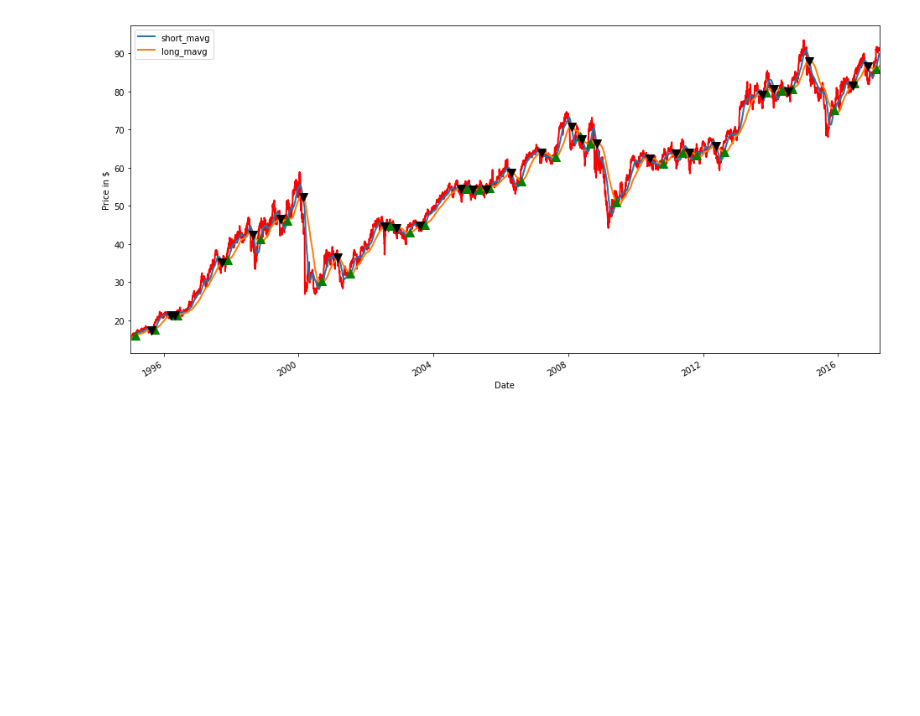
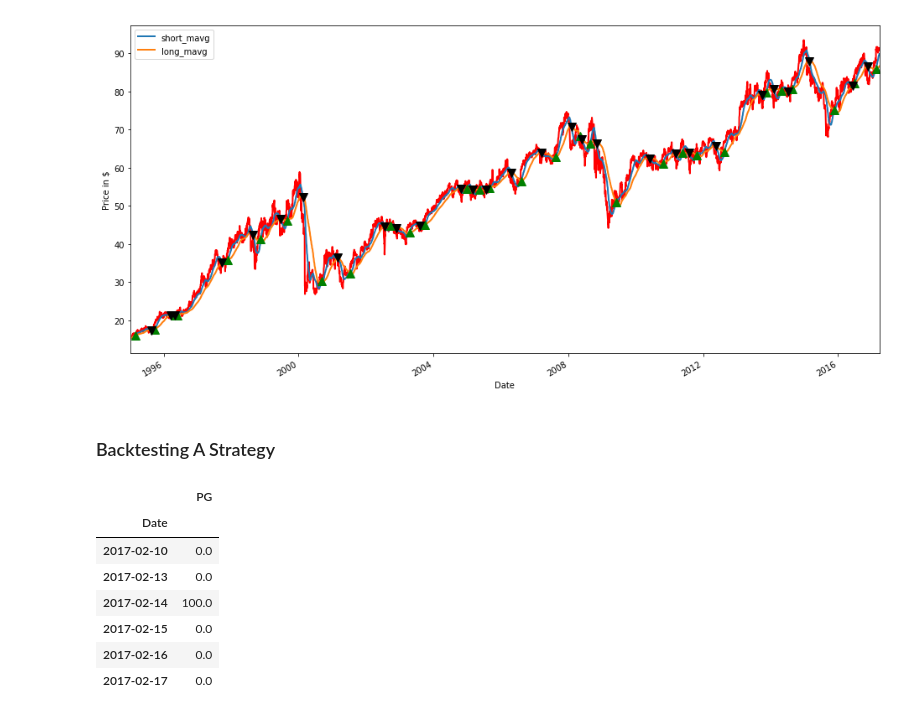
Before and after one commit to RajanMehta/python-for-finance, a Jupyter notebook: 7.Stock Market Analysis/A Simple Trading Strategy.ipynb, the cells around one changed output. Drawn from its saved outputs; the diff is of its cells as text; code cells hidden in the pictures; blank space fills up the shorter version.

Commit message:
Backtesting a trading strategy

```diff
--- a/7.Stock Market Analysis/A Simple Trading Strategy.ipynb
+++ b/7.Stock Market Analysis/A Simple Trading Strategy.ipynb
@@ -65,3 +65,5 @@ ax1.plot(signals.loc[signals.positions == -1.0].index,
 plt.show()
 # %% [output]
 [figure]
+# %% [markdown]
+### Backtesting A Strategy
@@ -67,0 +82,13 @@ plt.show()
+# %%
+# Store the difference in shares owned
+pos_diff = positions.diff()
+pos_diff["2017-02-10": "2017-02-20"]
+# %% [output]
+|  | PG |
+| Date |  |
+| 2017-02-10 | 0.0 |
+| 2017-02-13 | 0.0 |
+| 2017-02-14 | 100.0 |
+| 2017-02-15 | 0.0 |
+| 2017-02-16 | 0.0 |
+| 2017-02-17 | 0.0 |
```
Also changed, not shown: parts of 4 cells of this notebook.
